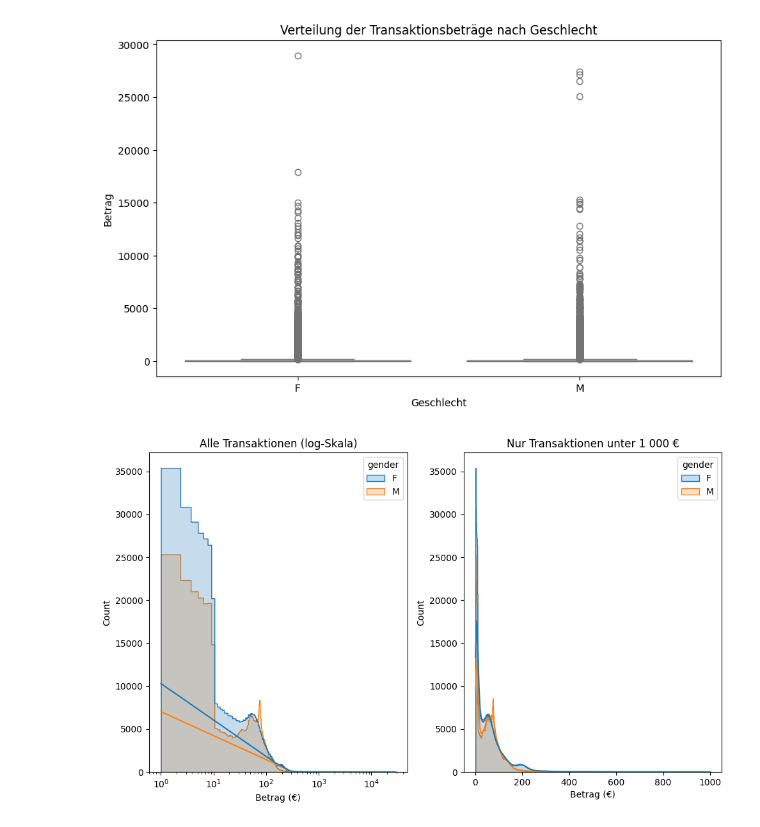
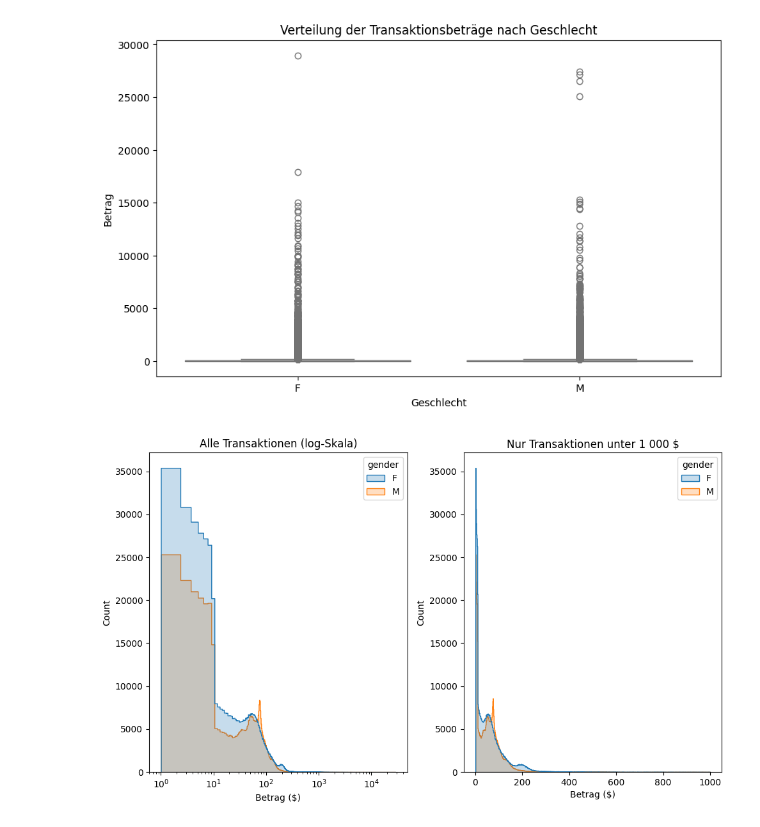
Before and after one commit to philethaler/Statistik-Datenbank, a Jupyter notebook: Analyse_3.ipynb, the cells around one changed output. Saved outputs shown, nothing was run; the diff lists cells and outputs as text; code cells hidden in the pictures.

```diff
--- a/Analyse_3.ipynb
+++ b/Analyse_3.ipynb
@@ -194,15 +203,15 @@ Text(0, 0.5, 'Betrag')
 # %%
 fig, axes = plt.subplots(1, 2)
 
-sns.histplot(data=ds, x='amt', hue='gender', bins='fd', kde=True, element='step', ax=axes[0])
+sns.histplot(data=ds, x='amt', hue='gender', bins='fd', element='step', ax=axes[0])
 axes[0].set_title("Alle Transaktionen (log-Skala)")
-axes[0].set_xlabel("Betrag (€)")
+axes[0].set_xlabel("Betrag ($)")
 axes[0].set_xscale('log')
 
-sns.histplot(data=ds[ds['amt'] < 1000], x='amt', hue='gender', bins='fd', kde=True, element='step', ax=axes[1])
-axes[1].set_title("Nur Transaktionen unter 1 000 €")
-axes[1].set_xlabel("Betrag (€)")
+sns.histplot(data=ds[ds['amt'] < 1000], x='amt', hue='gender', bins='fd', element='step', ax=axes[1])
+axes[1].set_title("Nur Transaktionen unter 1 000 $")
+axes[1].set_xlabel("Betrag ($)")
 
 plt.tight_layout()
 # %% [output]
-[figure, old version]
+[figure, new version]
```
Also changed, not shown: parts of 5 cells of this notebook, 2 other files.
